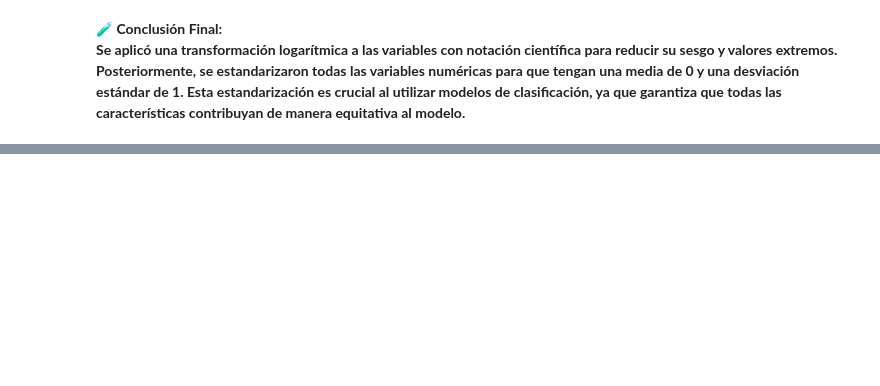
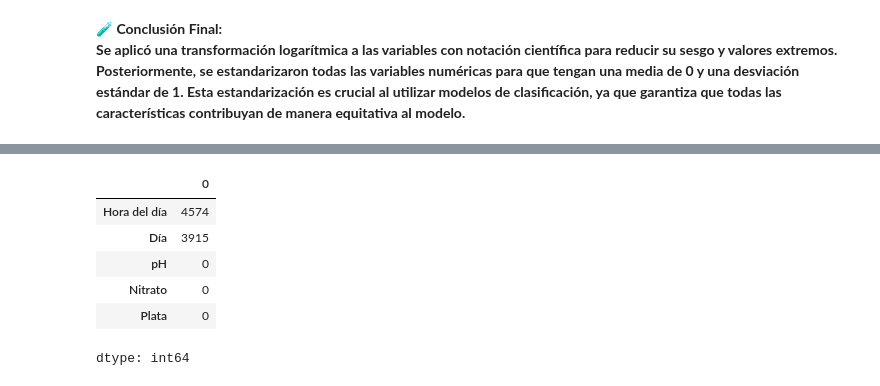
Before and after one commit to micaelakorol21/water_quality_unsupervised_learning, a Jupyter notebook: water_quality_unsupervised_learning.ipynb, the cells around one changed output, grey strips where cells are left out. Cells and saved outputs as stored; diff of their text form; code cells hidden in the pictures; blank space fills up the shorter version.

```diff
--- a/water_quality_unsupervised_learning.ipynb
+++ b/water_quality_unsupervised_learning.ipynb
@@ -1210,0 +1265,11 @@ df_sin_objetivo = df.drop(columns=['Objetivo'])
+# %%
+pd.DataFrame(X_unsup).isnull().sum().sort_values(ascending=False).head()
+# Vemos si hay NaN porque el modelo no puede trabajar con estos
+# %% [output]
+|  | 0 |
+| Hora del día | 4574 |
+| Día | 3915 |
+| pH | 0 |
+| Nitrato | 0 |
+| Plata | 0 |
+dtype: int64
```
Also changed, not shown: parts of 49 cells of this notebook.
